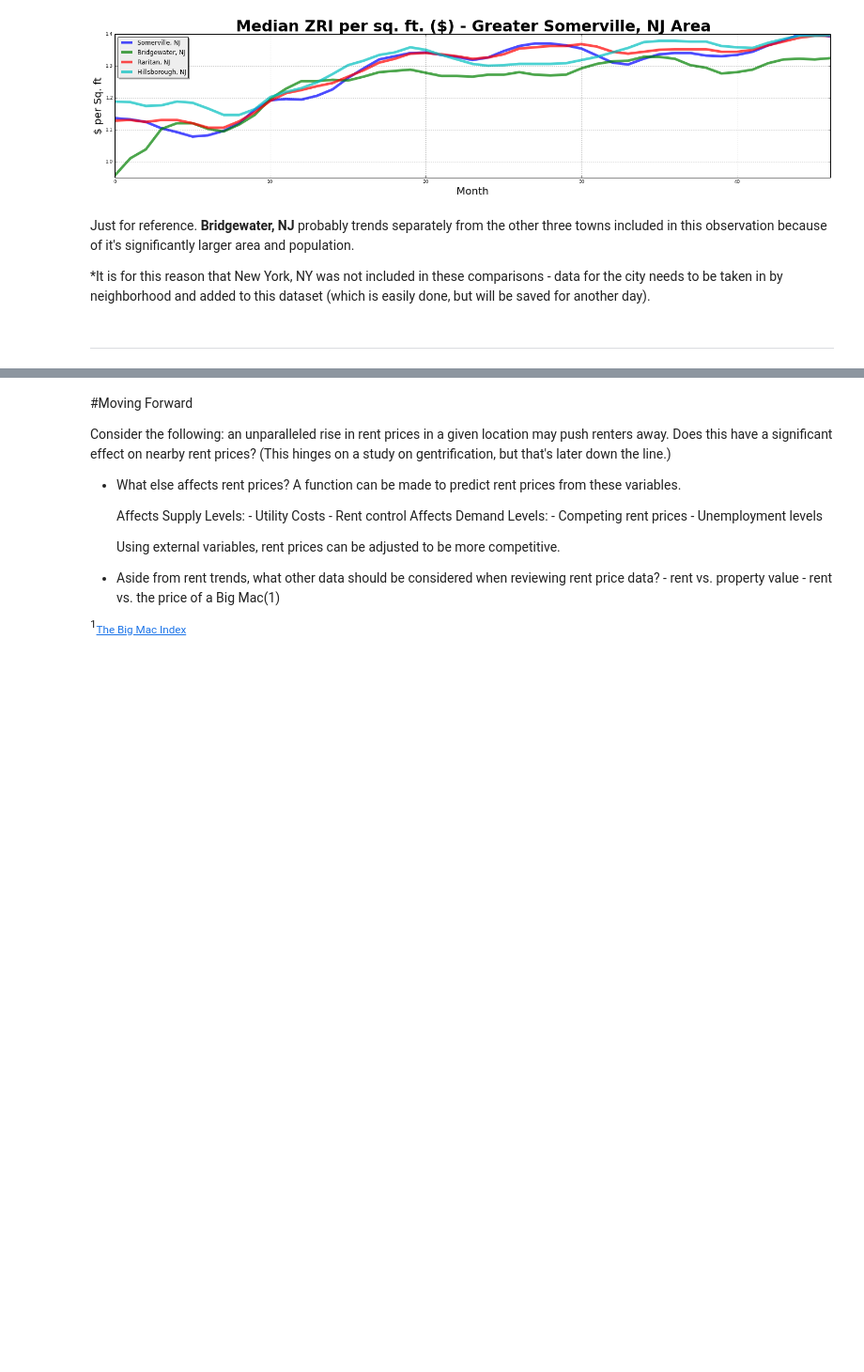
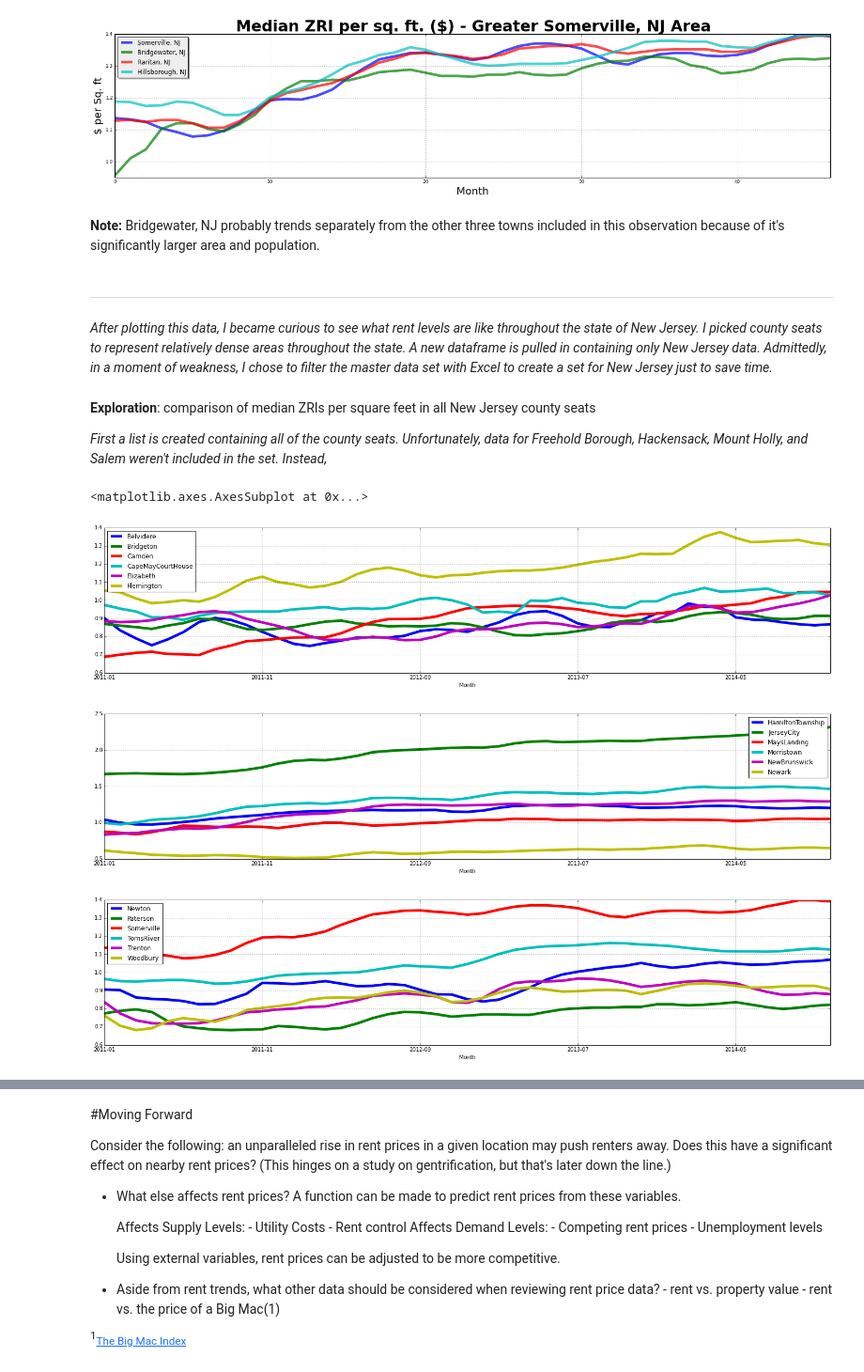
Before and after one commit to c-trl/median-rent-prices-exploration, a Jupyter notebook: zillow-data-exploration.ipynb, the cells around one changed output, grey strips where cells are left out. Shown at 94% size. Drawn from its saved outputs; the diff is of its cells as text; code cells hidden in the pictures; blank space fills up the shorter version.

```diff
--- a/zillow-data-exploration.ipynb
+++ b/zillow-data-exploration.ipynb
@@ -133,8 +149,8 @@ legend.get_frame().set_facecolor('#eeeeee')
 # %% [output]
 [figure]
 # %% [markdown]
-Just for reference.  <b>Bridgewater, NJ</b> probably trends separately from the other three towns included in this observation because of it's significantly larger area and population.
-
-*It is for this reason that New York, NY was not included in these comparisons - data for the city needs to be taken in by neighborhood and added to this dataset (which is easily done, but will be saved for another day).
+<b>Note:</b> Bridgewater, NJ probably trends separately from the other three towns included in this observation because of it's significantly larger area and population.
 # %% [markdown]
 ---
+# %% [markdown]
+<i>After plotting this data, I became curious to see what rent levels are like throughout the state of New Jersey.  I picked county seats to represent relatively dense areas throughout the state.  A new dataframe is pulled in containing only New Jersey data.  Admittedly, in a moment of weakness, I chose to filter the master data set with Excel to create a set for New Jersey just to save time.</i>
@@ -140,0 +159,4 @@ Just for reference.  <b>Bridgewater, NJ</b> probably trends separately from the
+# %% [markdown]
+<b>Exploration</b>: comparison of median ZRIs per square feet in all New Jersey county seats
+
+<i>First a list is created containing all of the county seats.  Unfortunately, data for Freehold Borough, Hackensack, Mount Holly, and Salem weren't included in the set.  Instead,
@@ -140,0 +173,14 @@ Just for reference.  <b>Bridgewater, NJ</b> probably trends separately from the
+# %%
+#graph settings
+
+mpl.rc('lines', linewidth=5, color='r')
+mpl.rc('font', size=10)
+
+seats1.plot(figsize=(25,5), xlim=(0,46))
+seats2.plot(figsize=(25,5), xlim=(0,46))
+seats3.plot(figsize=(25,5), xlim=(0,46))
+# %% [output]
+<matplotlib.axes.AxesSubplot at 0x...>
+[figure, added]
+[figure, added]
+[figure, added]
```
Also changed, not shown: parts of 42 cells of this notebook.
